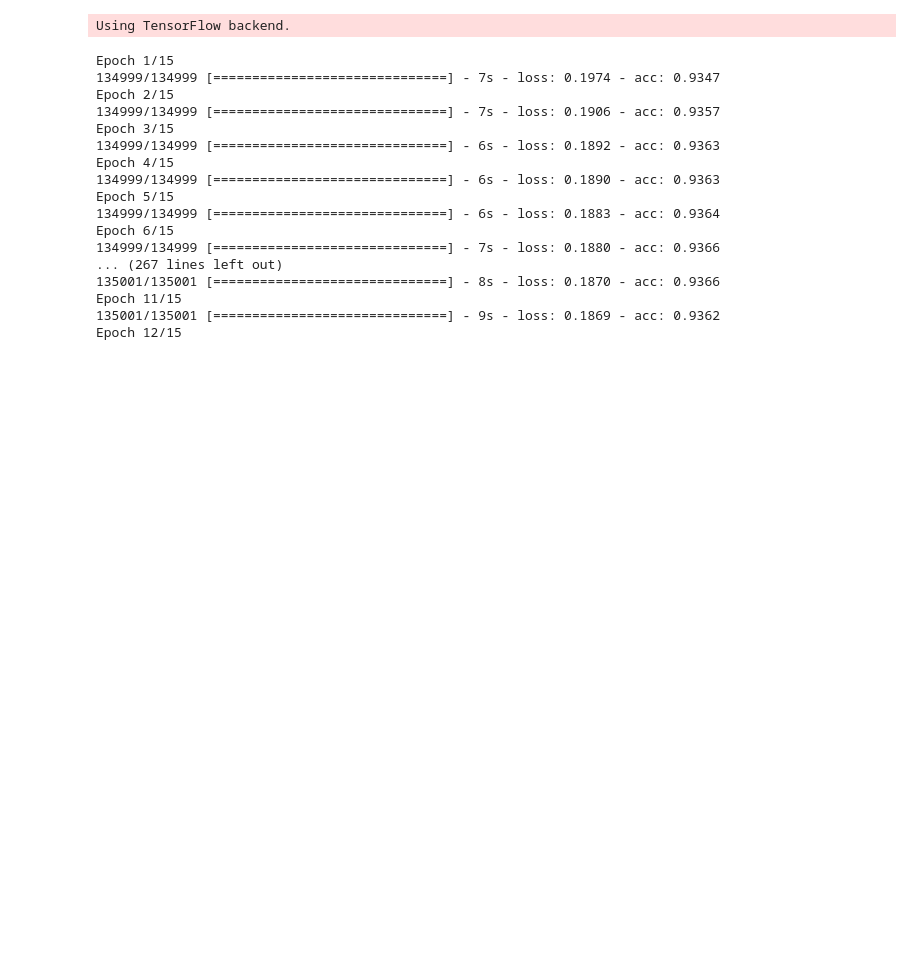
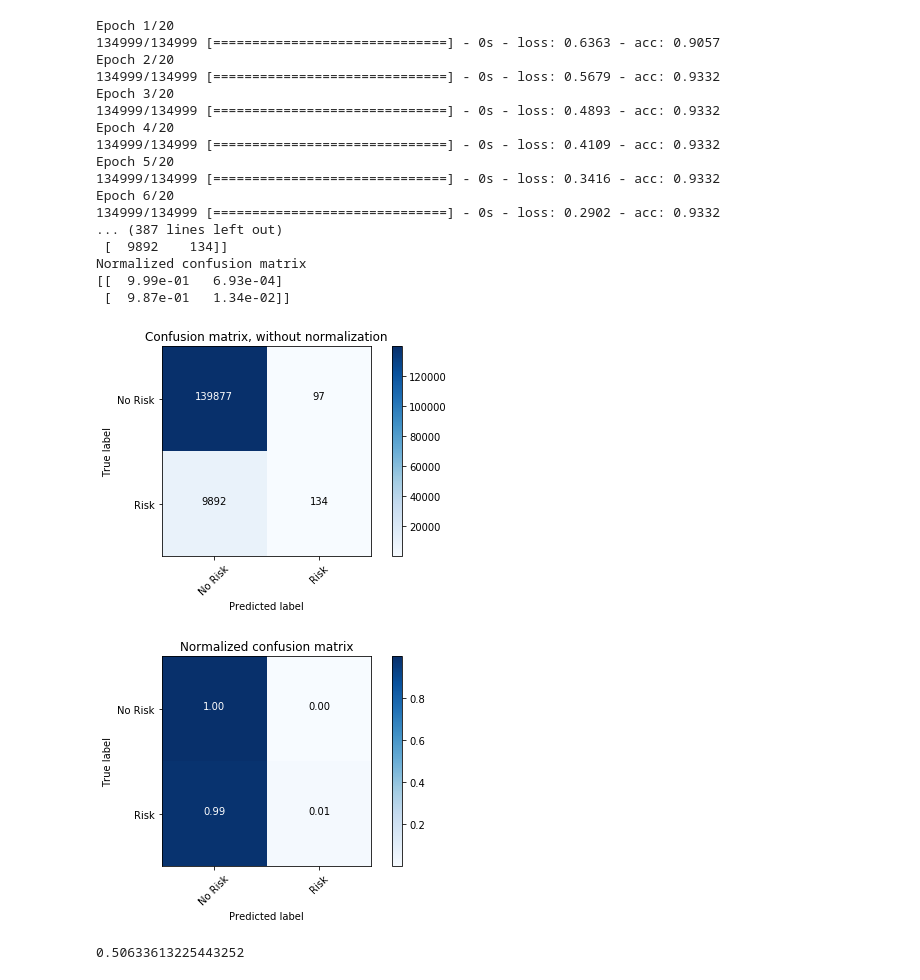
Before and after one commit to jibanezg/CreditRiskPredictionProject, a Jupyter notebook: NN Project.ipynb, the cells around one changed output. Cells and saved outputs as stored; diff of their text form; code cells hidden in the pictures; blank space fills up the shorter version.

```diff
--- a/NN Project.ipynb
+++ b/NN Project.ipynb
@@ -15,6 +15,7 @@ from keras.layers import Dense
 from keras.layers import Dropout
 from keras import optimizers
 from sklearn.pipeline import Pipeline
+from sklearn.metrics import roc_auc_score
 #from imblearn.under_sampling import ClusterCentroids
 
 
@@ -25,6 +26,20 @@ seed = 7
 np.random.seed(seed)
 
 #function definition
+
+def generate_results(y_test, y_score):
+    fpr, tpr, _ = roc_curve(y_test, y_score)
+    roc_auc = auc(fpr, tpr)
+    plt.figure()
+    plt.plot(fpr, tpr, label='ROC curve (area = %0.2f)' % roc_auc)
+    plt.plot([0, 1], [0, 1], 'k--')
+    plt.xlim([0.0, 1.05])
+    plt.ylim([0.0, 1.05])
+    plt.xlabel('False Positive Rate')
+    plt.ylabel('True Positive Rate')
+    plt.title('Receiver operating characteristic curve')
+    plt.show()
+    print('AUC: %f' % roc_auc)
 
 def plot_confusion_matrix(cm, classes,
                           normalize=False,
@@ -102,9 +117,9 @@ def neural_network():
     #model.add(Dropout(0.5, input_shape=(10,)))
     model.add(Dense(12, input_dim=10, activation='relu'))
     #model.add(Dropout(0.5))
-    model.add(Dense(100, activation='relu'))
+    model.add(Dense(6, activation='relu'))
     #model.add(Dropout(0.5))
-    model.add(Dense(100, activation='relu'))
+    model.add(Dense(6, activation='relu'))
     #model.add(Dropout(0.5))
     model.add(Dense(1, activation='sigmoid'))
 
@@ -179,50 +194,51 @@ kfold = StratifiedKFold(n_splits=10, shuffle=True, random_state=seed)
 from keras.wrappers.scikit_learn import KerasClassifier
 
 estimators = []
 estimators.append(('standardize', StandardScaler()))
-estimators.append(('mlp', KerasClassifier(build_fn=neural_network, epochs=15, batch_size=16, verbose=1)))
+estimators.append(('mlp', KerasClassifier(build_fn=neural_network, epochs=20, batch_size=5000, verbose=1)))
 pipeline = Pipeline(estimators)
 
 
 #Evaluation
 from sklearn.model_selection import cross_val_predict
 from sklearn.metrics import confusion_matrix
 
 scores = cross_val_predict(pipeline, dataTrain, targetTrain, cv=kfold)
 #scores = model.evaluate(X_train, y_train)
 cnf_matrix = confusion_matrix(targetTrain,scores)
 np.set_printoptions(precision=2)
 class_names= ['No Risk','Risk']
 
 # Plot non-normalized confusion matrix
 plt.figure()
 plot_confusion_matrix(cnf_matrix, classes=class_names,
                       title='Confusion matrix, without normalization')
 
 # Plot normalized confusion matrix
 plt.figure()
 plot_confusion_matrix(cnf_matrix, classes=class_names, normalize=True,
                       title='Normalized confusion matrix')
 
 plt.show()
-
 #print("\n%s: %.2f%%" % (model.metrics_names[1], scores[1]*100))
 # %% [output]
-Using TensorFlow backend.
+Epoch 1/20
+134999/134999 [==============================] - 0s - loss: 0.6363 - acc: 0.9057
+Epoch 2/20
+134999/134999 [==============================] - 0s - loss: 0.5679 - acc: 0.9332
+Epoch 3/20
+134999/134999 [==============================] - 0s - loss: 0.4893 - acc: 0.9332
+Epoch 4/20
+134999/134999 [==============================] - 0s - loss: 0.4109 - acc: 0.9332
+Epoch 5/20
+134999/134999 [==============================] - 0s - loss: 0.3416 - acc: 0.9332
+Epoch 6/20
+134999/134999 [==============================] - 0s - loss: 0.2902 - acc: 0.9332
+... (387 lines left out)
+ [  9892    134]]
+Normalized confusion matrix
+[[  9.99e-01   6.93e-04]
+ [  9.87e-01   1.34e-02]]
+[figure, added]
+[figure, added]
-Epoch 1/15
-134999/134999 [==============================] - 7s - loss: 0.1974 - acc: 0.9347
-Epoch 2/15
-134999/134999 [==============================] - 7s - loss: 0.1906 - acc: 0.9357
-Epoch 3/15
-134999/134999 [==============================] - 6s - loss: 0.1892 - acc: 0.9363
-Epoch 4/15
-134999/134999 [==============================] - 6s - loss: 0.1890 - acc: 0.9363
-Epoch 5/15
-134999/134999 [==============================] - 6s - loss: 0.1883 - acc: 0.9364
-Epoch 6/15
-134999/134999 [==============================] - 7s - loss: 0.1880 - acc: 0.9366
-... (267 lines left out)
-135001/135001 [==============================] - 8s - loss: 0.1870 - acc: 0.9366
-Epoch 11/15
-135001/135001 [==============================] - 9s - loss: 0.1869 - acc: 0.9362
-Epoch 12/15
+0.50633613225443252
```
